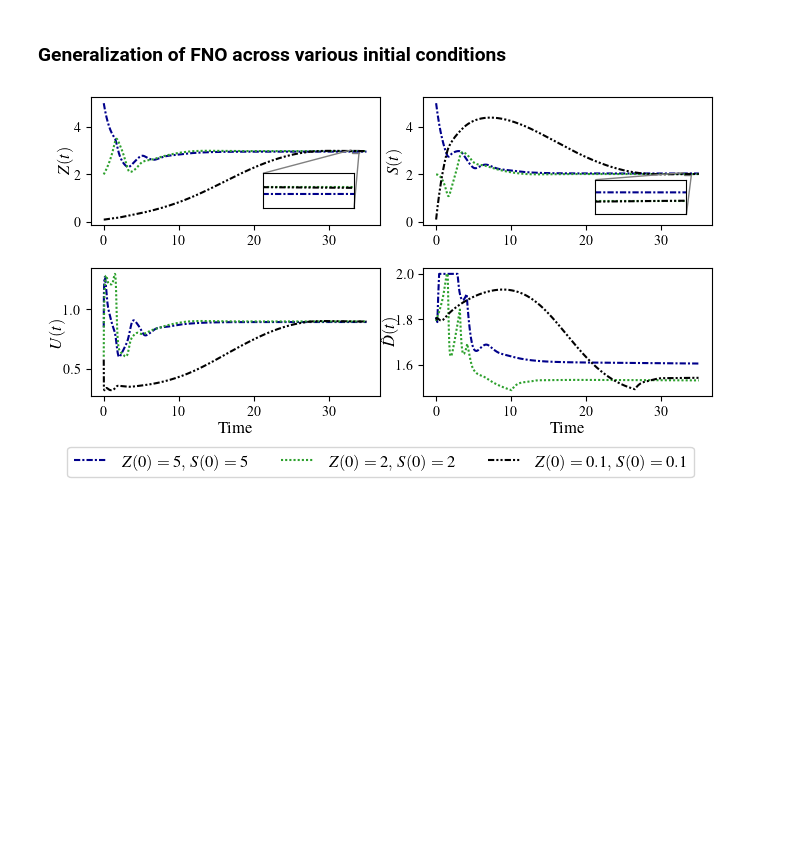
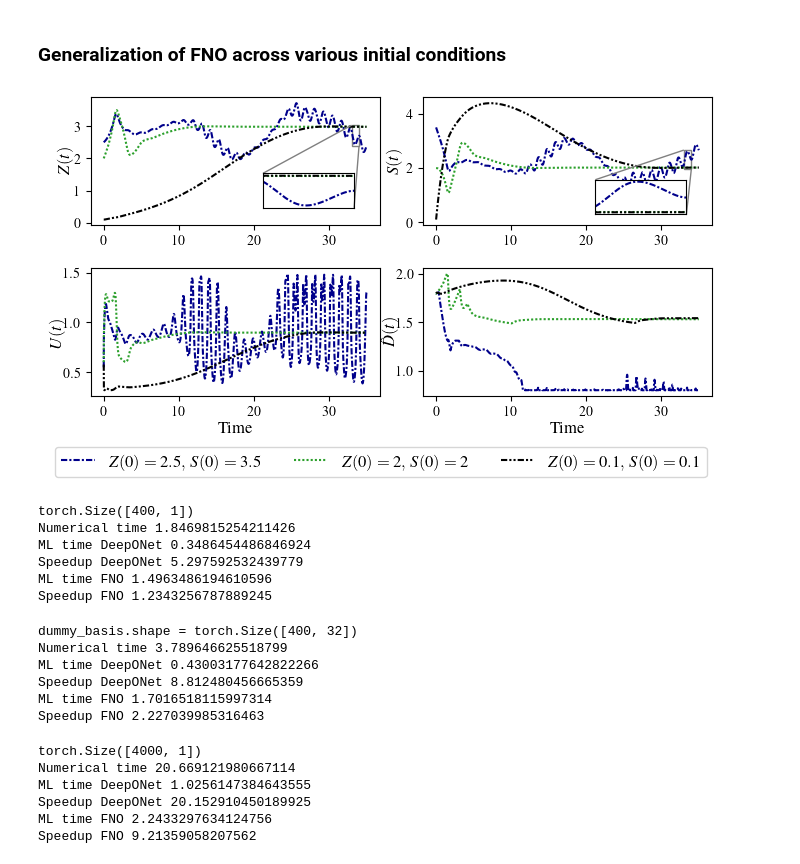
Before and after one commit to lukebhan/Neural-Operator-Delay-Adaptive-Predictor-Feedback, a Jupyter notebook: chemostat_example/Chemostat.ipynb, the cells around one changed output. Saved outputs shown, nothing was run; the diff lists cells and outputs as text; code cells hidden in the pictures; blank space fills up the shorter version.

```diff
--- a/chemostat_example/Chemostat.ipynb
+++ b/chemostat_example/Chemostat.ipynb
@@ -515,7 +631,11 @@ directory. </h4>
 # %%
-modelBetterDeepONet = DeepONetProjected(m, dim_x, 2*len(x), 2*len(x)).to(device)
+modelBetterDeepONet = PODDeepONetProjected(
+    pod_basis=pod_basis.to(device),
+    m=400,
+    pod_rank=pod_rank
+).to(device)
 modelBetterFNO = FNOProjected(m, dim_x, 2*len(x), 2*len(x), 8, 16).to(device)
 
-modelBetterDeepONet.load_state_dict(torch.load("models/deeponet", weights_only=True, map_location="cpu"))
-modelBetterFNO.load_state_dict(torch.load("models/fno", weights_only=True, map_location="cpu"))
+modelBetterDeepONet.load_state_dict(torch.load("models/deeponet", weights_only=False, map_location="cuda"))
+modelBetterFNO.load_state_dict(torch.load("models/fno", weights_only=True, map_location="cuda"))
 # %% [output]
@@ -566,7 +686,7 @@ D_est = 1.8
 D =1.6
 DUnder = 0.8
 DOver = 2
-T = 20
+T = 25
 dt = 0.005
 gamma=1
 x0 = [2, 2]
@@ -578,7 +698,7 @@ states_no_update, predictions_no_update, controls_no_update, pde_sol_no_update,
    simulate_system_with_delay_estimate(x0, T, dt, dx, D, D_est, update=False)
 # %%
 statesMLDeepONet, predictionsMLDeepONet, controlsMLDeepONet, pde_solMLDeepONet, delaysMLDeepONet = \
-    simulate_system_with_delay_estimate(x0, T, dt, dx, D, D_est, ml_predictor_deeponet, modelBetterDeepONet)
+    simulate_system_with_delay_estimate(x0, T, dt, dx, D, D_est, predictor_func=ml_predictor_deeponet, model=modelBetterDeepONet,  update=True)
 # %%
 statesMLFNO, predictionsMLFNO, controlsMLFNO, pde_solMLFNO, delaysMLFNO = \
     simulate_system_with_delay_estimate(x0, T, dt, dx, D, D_est, predictor_func=ml_predictor_fno, model=modelBetterFNO)
@@ -831,18 +1107,18 @@ plt.savefig("resErrors.pdf", dpi=300)
 <h3> Generalization of FNO across various initial conditions </h3>
 # %%
 T = 35
-x0 = [5, 5]
+x0 = [2.5, 3.5]
 D = 1.6
 statesMLFNO_cond_1, predictionsMLFNO_cond_1, controlsMLFNO_cond_1, pde_solMLFNO_cond_1, delaysMLFNO_cond_1 = \
     simulate_system_with_delay_estimate(x0, T, dt, dx, D, D_est, predictor_func=ml_predictor_fno, model=modelBetterFNO)
-x0 = [2, 2]
+# x0 = [2, 2]
 
-statesMLFNO_cond_2, predictionsMLFNO_cond_2, controlsMLFNO_cond_2, pde_solMLFNO_cond_2, delaysMLFNO_cond_2 = \
-    simulate_system_with_delay_estimate(x0, T, dt, dx, D, D_est, predictor_func=ml_predictor_fno, model=modelBetterFNO)
-x0 = [0.1, 0.1]
+# statesMLFNO_cond_2, predictionsMLFNO_cond_2, controlsMLFNO_cond_2, pde_solMLFNO_cond_2, delaysMLFNO_cond_2 = \
+#     simulate_system_with_delay_estimate(x0, T, dt, dx, D, D_est, predictor_func=ml_predictor_fno, model=modelBetterFNO)
+# x0 = [0.1, 0.1]
 
-statesMLFNO_cond_3, predictionsMLFNO_cond_3, controlsMLFNO_cond_3, pde_solMLFNO_cond_3, delaysMLFNO_cond_3 = \
-    simulate_system_with_delay_estimate(x0, T, dt, dx, D, D_est, predictor_func=ml_predictor_fno, model=modelBetterFNO)
+# statesMLFNO_cond_3, predictionsMLFNO_cond_3, controlsMLFNO_cond_3, pde_solMLFNO_cond_3, delaysMLFNO_cond_3 = \
+#     simulate_system_with_delay_estimate(x0, T, dt, dx, D, D_est, predictor_func=ml_predictor_fno, model=modelBetterFNO)
 # %%
 pred_arr_fno_cond_1 = [predictionsMLFNO_cond_1[0]]
 pred_arr_fno_cond_2 = [predictionsMLFNO_cond_2[0]]
@@ -957,35 +1233,35 @@ axes[1].set_ylabel("$S(t)$", labelpad=3)
 
 subfig = subfigs[1]
 axes = subfig.subplots(nrows=1, ncols=2)
 subfig.subplots_adjust(left=0.08, bottom=0.5, right=0.98, top=1.1, wspace=0.15, hspace=0.)
 
 axes[0].plot(t[1:], controlsMLFNO_cond_1, label="No adaptation $\hat{D}(0)=2$", linestyle=linestyle_tuple[9][1], color="#00008B")
 axes[0].plot(t[1:], controlsMLFNO_cond_2, label="Machine learning $\epsilon_{\mathregular{est}}=0.003$, $\hat{D}(0)=2$", linestyle=linestyle_tuple[2][1]\
             ,color="#2ca02c")
 axes[0].plot(t[1:], controlsMLFNO_cond_3, label="Machine learning $\epsilon_{\mathregular{est}}=0.003$, $\hat{D}(0)=2$", linestyle=linestyle_tuple[12][1]\
             ,color="black")
 axes[0].set_ylabel("$U(t)$", labelpad=-1)
 axes[0].set_xlabel("Time", labelpad=2)
 
 
 axes[1].plot(t, delaysMLFNO_cond_1, label="No adaptation $\hat{D}(0)=2$", linestyle=linestyle_tuple[9][1], color="#00008B")
 axes[1].plot(t, delaysMLFNO_cond_2, label="Machine learning $\epsilon_{\mathregular{est}}=0.003$, $\hat{D}(0)=2$", linestyle=linestyle_tuple[2][1]\
             ,color="#2ca02c")
 axes[1].plot(t, delaysMLFNO_cond_3, label="Machine learning $\epsilon_{\mathregular{est}}=0.003$, $\hat{D}(0)=2$", linestyle=linestyle_tuple[12][1]\
             ,color="black")
 axes[1].set_xlabel("Time", labelpad=2)
 axes[1].set_ylabel("$\hat{D}(t)$", labelpad=-2)
 
 # Add a centered legend above the plot
 subfig.legend([line2, line3, line4],
-              labels=[r"$Z(0)=5,$" + " " + r"$S(0) = 5$", r"$Z(0)=2,$" + " " + r"$S(0) = 2$", r"$Z(0)=0.1,$" + " " + r"$S(0) = 0.1$",],
+              labels=[r"$Z(0)=2.5,$" + " " + r"$S(0) = 3.5$", r"$Z(0)=2,$" + " " + r"$S(0) = 2$", r"$Z(0)=0.1,$" + " " + r"$S(0) = 0.1$",],
               loc='upper center',
               bbox_to_anchor=(0.5, .3),
               ncol=4, fontsize=12)
 
 plt.savefig("resGeneralization.pdf", dpi=300)
 # %% [output]
-[figure, old version]
+[figure, new version]
 # %%
 # Get speedups
 dx = 0.01
@@ -999,7 +1275,12 @@ m = grid.shape[0]
 dim_x = grid.shape[1]
 
 
-modelDeepONet = DeepONetProjected(m, dim_x, 2*len(x), 2*len(x)).to(device)
+modelDeepONet = PODDeepONetProjected(
+    pod_basis=pod_basis.to(device),
+    m=m,
+    pod_rank=pod_rank
+).to(device)
+
 modelFNO = FNOProjected(m, dim_x, 2*len(x), 2*len(x), 8, 16).to(device)
 
 spatial = np.arange(0, 1, dx/4.0).astype(np.float32)
@@ -1027,6 +1308,13 @@ end = time.time()
 ml_time_fno = end-start
 print("ML time FNO", ml_time_fno)
 print("Speedup FNO", numerical_time/ml_time_fno)
+# %% [output]
+torch.Size([400, 1])
+Numerical time 1.8469815254211426
+ML time DeepONet 0.3486454486846924
+Speedup DeepONet 5.297592532439779
+ML time FNO 1.4963486194610596
+Speedup FNO 1.2343256787889245
 # %%
 # Get speedups
 dx = 0.005
@@ -1035,12 +1323,17 @@ state = [0.01, 30]
 # Make a 400 grid
 spatial = np.arange(0, 1, dx/4.0).astype(np.float32)
 grid=torch.from_numpy(spatial.reshape((len(spatial), 1))).to(device)
-print(grid.shape)
 m = grid.shape[0]
 dim_x = grid.shape[1]
 
+output_dim = 2 * len(x)  # 400 for dx=0.005
+dummy_basis = torch.randn(output_dim, pod_rank).to(device)
+modelDeepONet = PODDeepONetProjected(
+    pod_basis=dummy_basis.to(device),
+    m=m,
+    pod_rank=pod_rank
+).to(device)
 
-modelDeepONet = DeepONetProjected(m, dim_x, 2*len(x), 2*len(x)).to(device)
 modelFNO = FNOProjected(m, dim_x, 2*len(x), 2*len(x), 8, 16).to(device)
 
 spatial = np.arange(0, 1, dx/4.0).astype(np.float32)
@@ -1068,6 +1361,13 @@ end = time.time()
 ml_time_fno = end-start
 print("ML time FNO", ml_time_fno)
 print("Speedup FNO", numerical_time/ml_time_fno)
+# %% [output]
+dummy_basis.shape = torch.Size([400, 32])
+Numerical time 3.789646625518799
+ML time DeepONet 0.43003177642822266
+Speedup DeepONet 8.812480456665359
+ML time FNO 1.7016518115997314
+Speedup FNO 2.227039985316463
 # %%
 # Get speedups
 dx = 0.001
@@ -1081,7 +1381,13 @@ m = grid.shape[0]
 dim_x = grid.shape[1]
 
 
-modelDeepONet = DeepONetProjected(m, dim_x, 2*len(x), 2*len(x)).to(device)
+output_dim = 2 * len(x)  # 400 for dx=0.005
+dummy_basis = torch.randn(output_dim, pod_rank).to(device)
+modelDeepONet = PODDeepONetProjected(
+    pod_basis=dummy_basis.to(device),
+    m=m,
+    pod_rank=pod_rank
+).to(device)
 modelFNO = FNOProjected(m, dim_x, 2*len(x), 2*len(x), 8, 16).to(device)
 
 spatial = np.arange(0, 1, dx/4.0).astype(np.float32)
@@ -1109,3 +1415,10 @@ end = time.time()
 ml_time_fno = end-start
 print("ML time FNO", ml_time_fno)
 print("Speedup FNO", numerical_time/ml_time_fno)
+# %% [output]
+torch.Size([4000, 1])
+Numerical time 20.669121980667114
+ML time DeepONet 1.0256147384643555
+Speedup DeepONet 20.152910450189925
+ML time FNO 2.2433297634124756
+Speedup FNO 9.21359058207562
```
Also changed, not shown: parts of 16 cells of this notebook.
